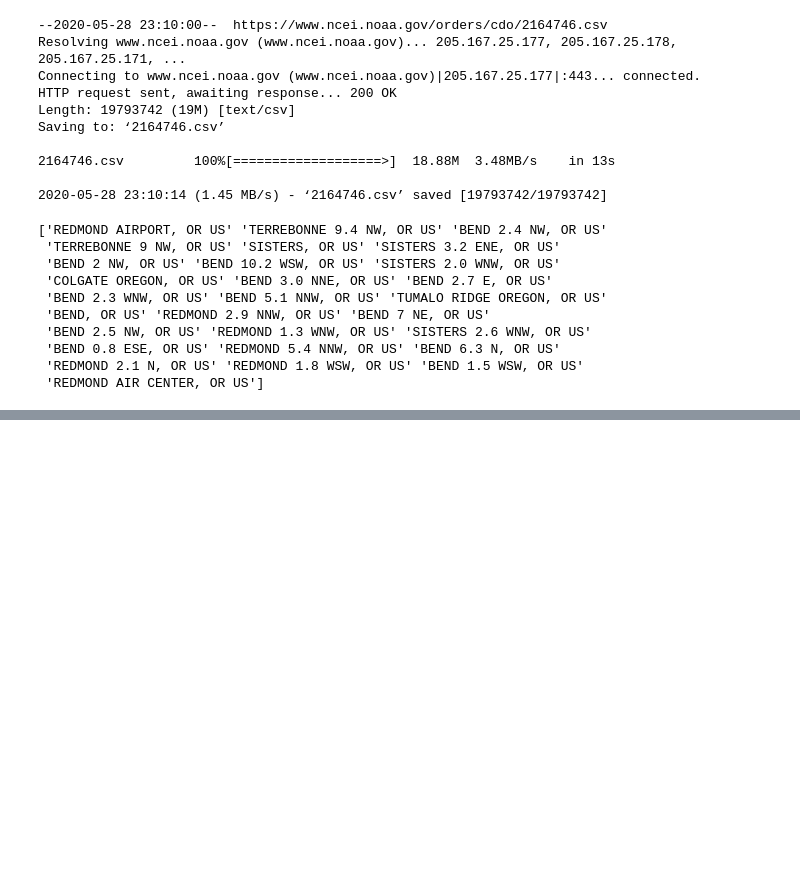
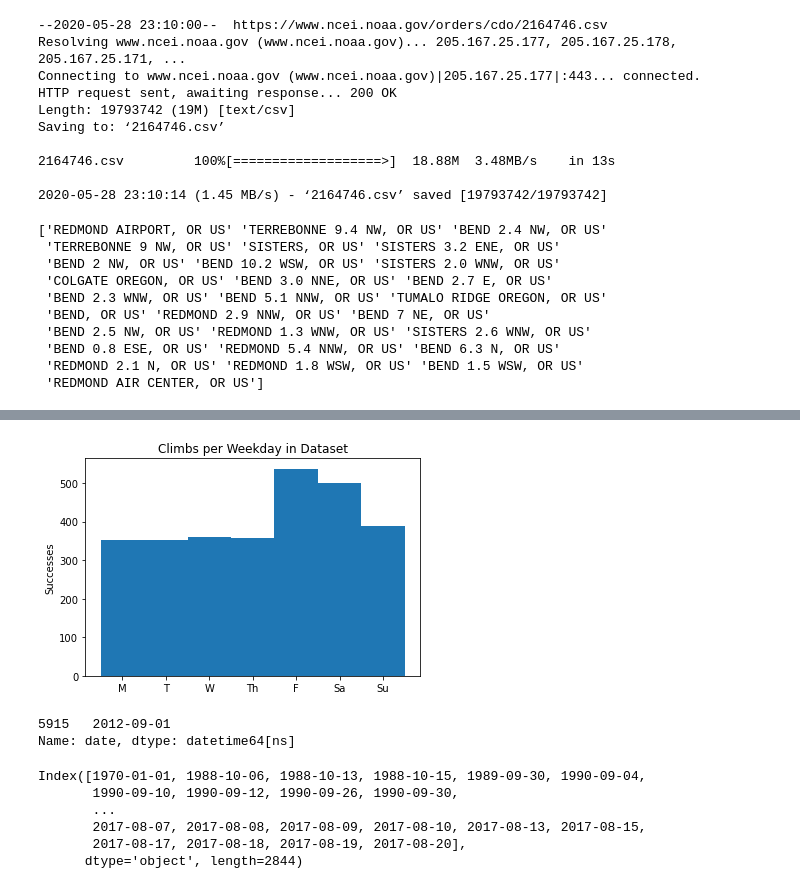
Before and after one commit to benrhodeland/SendingTemps, a Jupyter notebook: Notebooks/DownloadWeatherdata.ipynb, the cells around one changed output, grey strips where cells are left out. Cells and saved outputs as stored; diff of their text form; code cells hidden in the pictures; blank space fills up the shorter version.

```diff
--- a/Notebooks/DownloadWeatherdata.ipynb
+++ b/Notebooks/DownloadWeatherdata.ipynb
@@ -63,0 +271,2 @@ df.describe()
+# %%
+daily_ascents = pd.read_pickle('./smith_ascents.pkl')
@@ -63,0 +370,11 @@ df.describe()
+# %%
+lst = pd.to_datetime(daily_ascents.index)
+# %%
+import matplotlib.pyplot as plt
+
+plt.hist(lst.weekday,bins=edges)
+plt.title('Climbs per Weekday in Dataset')
+plt.ylabel('Successes')
+plt.xticks(ticks = [0,1,2,3,4,5,6], labels = ['M','T','W','Th','F','Sa','Su']);
+# %% [output]
+[figure, added]
@@ -63,0 +383,12 @@ df.describe()
+# %%
+wkday_prob = (lst.weekday.value_counts()/len(lst.weekday)).sort_index(axis=0)
+
+def gen_new_date(weather_df, weekday_prob):
+    # draw a day of the week
+    weekday = np.random.choice([0,1,2,3,4,5,6], p = weekday_prob.sort_index(axis=0).values)
+    return weather_df[pd.to_datetime(weather_df.date).dt.weekday == weekday].sample(n=1).date
+
+gen_new_date(rdm_keep,wkday_prob)
+# %% [output]
+5915   2012-09-01
+Name: date, dtype: datetime64[ns]
@@ -63,0 +417,9 @@ df.describe()
+# %%
+daily_ascents.index
+# %% [output]
+Index([1970-01-01, 1988-10-06, 1988-10-13, 1988-10-15, 1989-09-30, 1990-09-04,
+       1990-09-10, 1990-09-12, 1990-09-26, 1990-09-30,
+       ...
+       2017-08-07, 2017-08-08, 2017-08-09, 2017-08-10, 2017-08-13, 2017-08-15,
+       2017-08-17, 2017-08-18, 2017-08-19, 2017-08-20],
+      dtype='object', length=2844)
```
Also changed, not shown: parts of 63 cells of this notebook, 3 other files.
